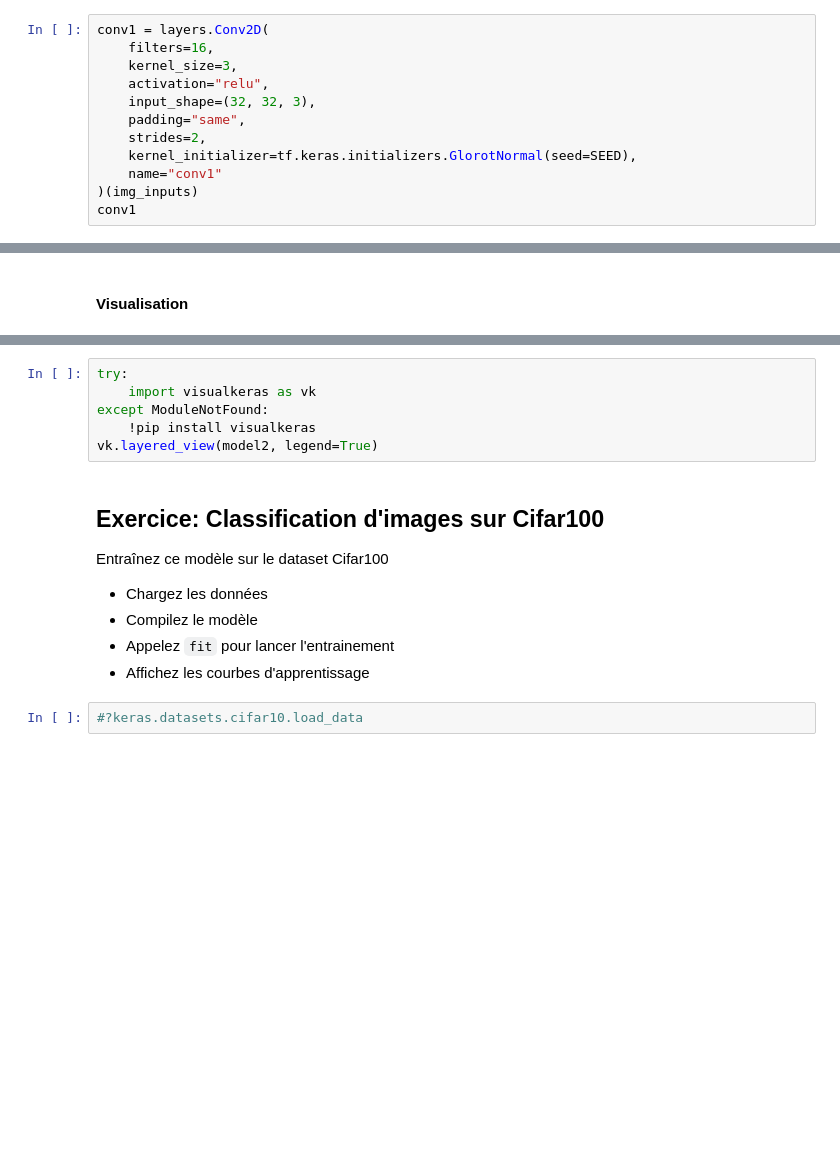
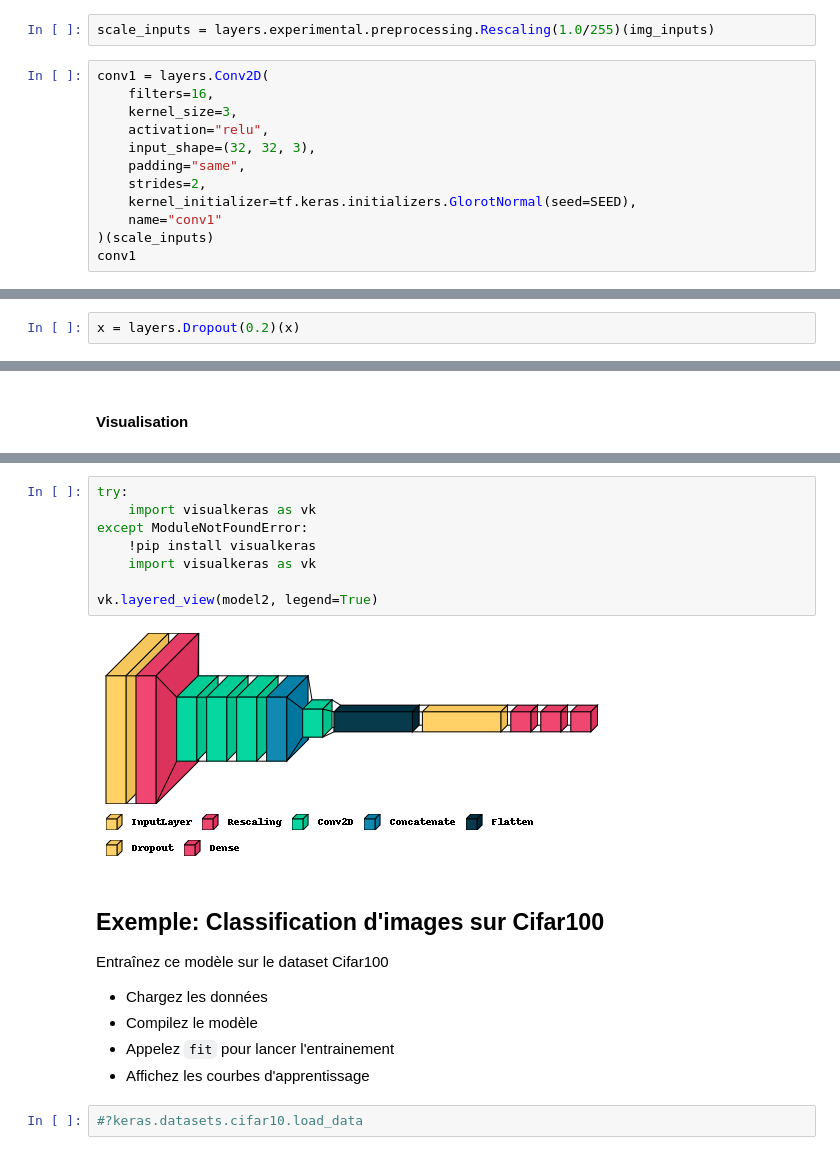
Before and after one commit to thalitadru/CoursNNDL, a Jupyter notebook: TFKerasFunctional.ipynb, the cells around one changed output, grey strips where cells are left out. Saved outputs shown, nothing was run; the diff lists cells and outputs as text; blank space fills up the shorter version.

Commit message:
Included fn learning curves, rescaling images, image plot

```diff
--- a/TFKerasFunctional.ipynb
+++ b/TFKerasFunctional.ipynb
@@ -35,6 +39,8 @@ Pourquoi pensez-vous que le tenseur `img_shape` a une dimension de taille `None`
 # %% [markdown]
 ### Calculs intermediaires
 Nous pouvons connecter des couches avec plus de liberté.
+# %%
+scale_inputs = layers.experimental.preprocessing.Rescaling(1.0/255)(img_inputs)
 # %%
 conv1 = layers.Conv2D(
     filters=16,
@@ -45,5 +51,5 @@ conv1 = layers.Conv2D(
     strides=2,
     kernel_initializer=tf.keras.initializers.GlorotNormal(seed=SEED),
     name="conv1"
-)(img_inputs)
+)(scale_inputs)
 conv1
@@ -87,3 +105,5 @@ x
+# %%
+x = layers.Dropout(0.2)(x)
 # %%
 dense1 = layers.Dense(
     units=64,
@@ -116,11 +165,15 @@ keras.utils.plot_model(model2)
 # %%
 try:
     import visualkeras as vk
-except ModuleNotFound:
+except ModuleNotFoundError:
     !pip install visualkeras
+    import visualkeras as vk
+
 vk.layered_view(model2, legend=True)
+# %% [output]
+[figure, added]
 # %% [markdown]
-## Exercice: Classification d'images sur Cifar100
+## Exemple: Classification d'images sur Cifar100
 
 Entraînez ce modèle sur le dataset Cifar100
 - Chargez les données
```
Also changed, not shown: parts of 22 cells of this notebook.
